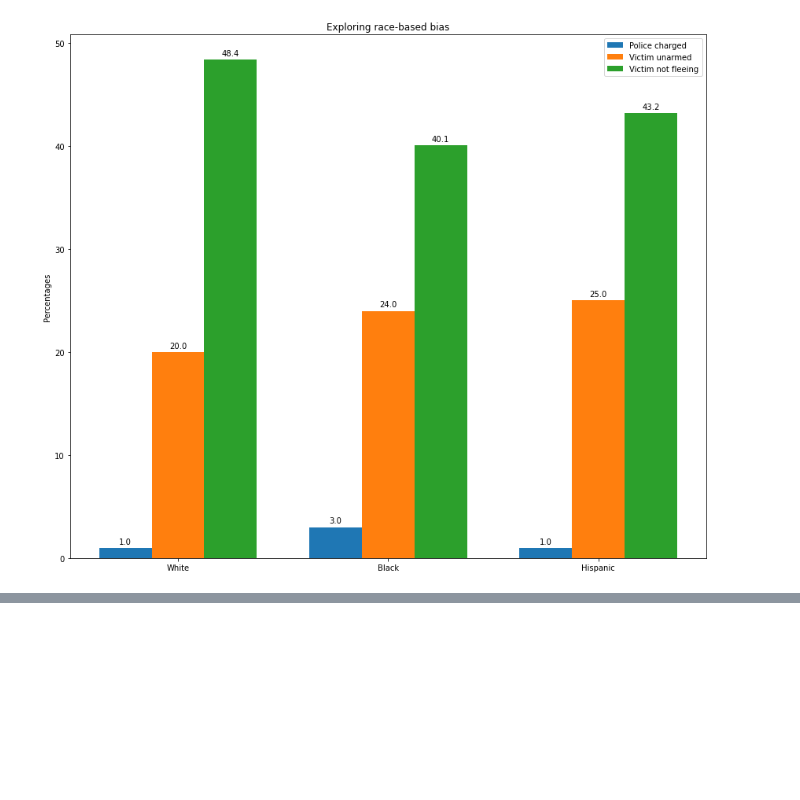
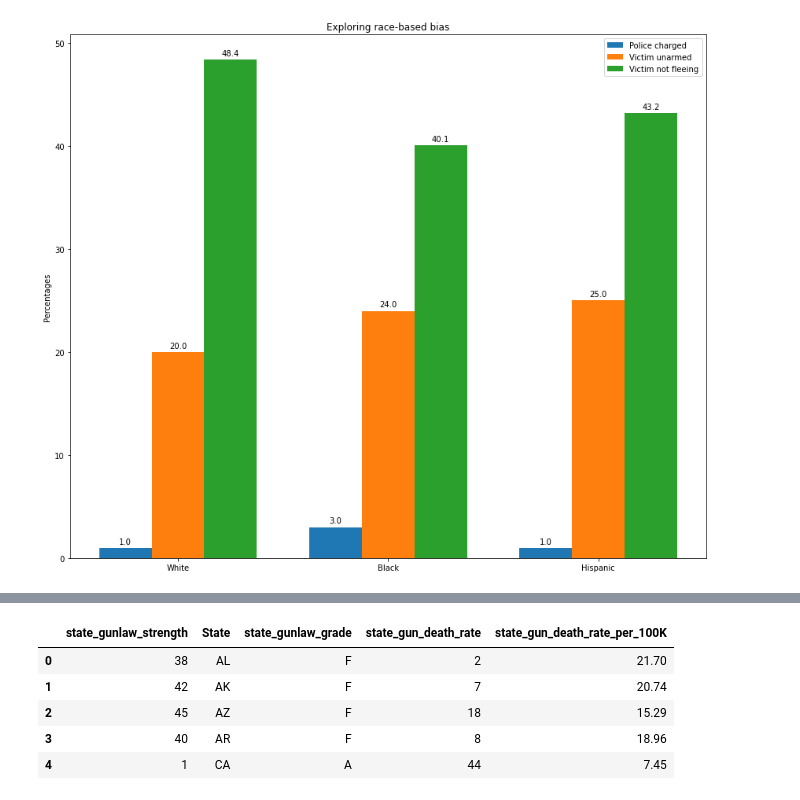
Before and after one commit to epfl-ada/ada-2020-project-milestone-p3-p3_badass, a Jupyter notebook: police_violence.ipynb, the cells around one changed output, grey strips where cells are left out. Cells and saved outputs as stored; diff of their text form; code cells hidden in the pictures; blank space fills up the shorter version.

```diff
--- a/police_violence.ipynb
+++ b/police_violence.ipynb
@@ -242,0 +199,10 @@ plt.show()
+# %%
+gunlaw_data = pd.read_csv('./data/gunlaw_ranking.csv', index_col=0)
+gunlaw_data.head()
+# %% [output]
+|  | state_gunlaw_strength | State | state_gunlaw_grade | state_gun_death_rate | state_gun_death_rate_per_100K |
+| 0 | 38 | AL | F | 2 | 21.70 |
+| 1 | 42 | AK | F | 7 | 20.74 |
+| 2 | 45 | AZ | F | 18 | 15.29 |
+| 3 | 40 | AR | F | 8 | 18.96 |
+| 4 | 1 | CA | A | 44 | 7.45 |
```
Also changed, not shown: parts of 10 cells of this notebook.
